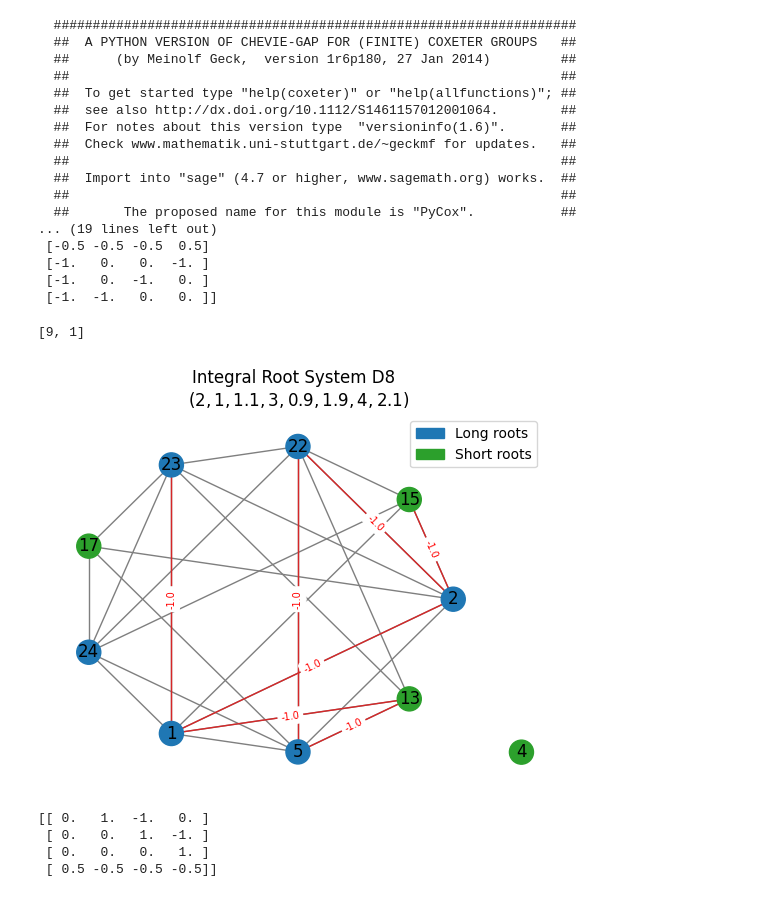
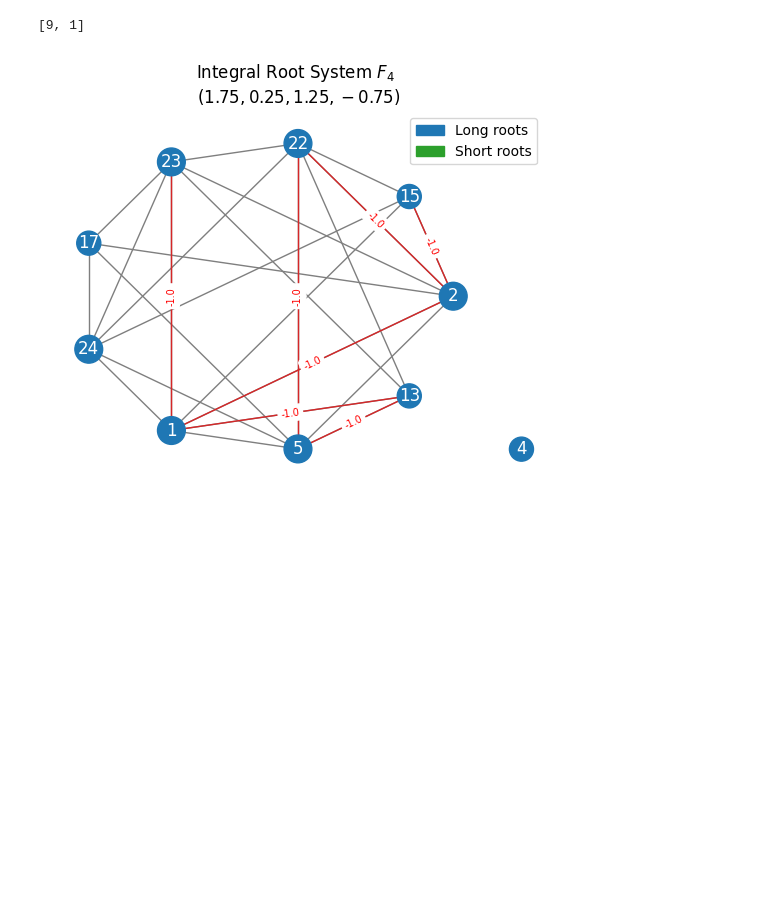
Before and after one commit to slashbade/PyLieRepn, a Jupyter notebook: LieToolbox/Repn/root_plot.ipynb, the cells around one changed output. Saved outputs shown, nothing was run; the diff lists cells and outputs as text; code cells hidden in the pictures; blank space fills up the shorter version.

Commit message:
Split cartan_type and simple_roots update draw

```diff
--- a/LieToolbox/Repn/root_plot.ipynb
+++ b/LieToolbox/Repn/root_plot.ipynb
@@ -2,15 +2,23 @@
 from roots import *
 from matplotlib import pyplot as plt
 from matplotlib import patches as mpatches
-rt1, rt_ind1 = integral_root_system('D', 8, np.array([2, 1, 1.1, 3, 0.9, 1.9, 4, 2.1]))
-rt2, rt_ind2 = integral_root_system('E', 8, np.array([1/2, -3/2, -3, -2, -1, -4, -5, -19]))
-rt3, rt_ind3 = integral_root_system('F', 4, np.array([4, 5, 3/2, 1/2]))
-rt, rt_ind = integral_root_system('F', 4, np.array([7/4, 1/4, 5/4, -3/4]))
-rt5, rt_ind5 = integral_root_system('E', 6, np.array([1, 2, 1, 4, 4.5, 0.5, 0.5, -0.5]))
-rt6, rt_ind6 = integral_root_system('E', 7, np.array([1/4, 1/4, 1/4, 1/4, 1/4, -3/4, -1, 1]))
-rt7, rt_ind7 = integral_root_system('E', 8, np.array([1, 5, 9, 13, 9, 1, 5, 9])/4)
 
-print(rt)
+test_cases = [
+    ('D', 8, np.array([2, 1, 1.1, 3, 0.9, 1.9, 4, 2.1])),
+    ('F', 4, np.array([4, 5, 3/2, 1/2])),
+    ('E', 8, np.array([1/2, -3/2, -3, -2, -1, -4, -5, -19])),
+    ('F', 4, np.array([7/4, 1/4, 5/4, -3/4])),
+    ('E', 6, np.array([1, 2, 1, 4, 4.5, 0.5, 0.5, -0.5])),
+    ('E', 7, np.array([1/4, 1/4, 1/4, 1/4, 1/4, -3/4, -1, 1])),
+    ('E', 8, np.array([1, 5, 9, 13, 9, 1, 5, 9])/4),
+    ('E', 7, np.array([1, 3, 5, -7, -9, -11, -1/2, 1/2])),
+    ('E', 8, np.array([1, 1, 1, 1, 1, 1, 1/2, 5/2]))
+]
+
+typ, rank, weight = 'F', 4, np.array([7/4, 1/4, 5/4, -3/4])
+rt, rt_ind = integral_root_system(typ, rank, weight)
+
+
 cmat = rt @ rt.T
 mat = np.abs(rt @ rt.T) > 1e-7
 for i in range(mat.shape[0]):
@@ -23,64 +31,45 @@ pos = nx.nx_agraph.graphviz_layout(root_graph, prog='circo')
 fig, ax = plt.subplots()
 
 color_map = []
+size_map = []
 for node in root_graph:
     if np.linalg.norm(rt[node]) > 1.1:
         color_map.append('tab:blue')
+        size_map.append(400)
     else:
         color_map.append('tab:green')
+        size_map.append(300)
 nx.draw(root_graph,
         pos=pos,
         with_labels=True,
         ax=ax,
-        node_color=color_map,
+        node_color='tab:blue',
+        font_color='white',
+        node_size=size_map,
         edge_color='tab:grey',
         labels={i: f'{rt_ind[i]+1}' for i in range(half_num)},
         )
 edge_labels = {(u, v): f'{cmat[u][v]}' for u, v in root_graph.edges if np.abs(cmat[u][v] + 1) < 1e-7}
 
 nx.draw_networkx_edges(
     root_graph, pos,
     edgelist=[(u, v) for u, v in root_graph.edges if cmat[u][v] < 0],
     edge_color='tab:red'
 )
 
 nx.draw_networkx_edge_labels(
     root_graph, pos,
     edge_labels=edge_labels,
     font_color='red',
     font_size=7
 )
 # Create legend
 blue_patch = mpatches.Patch(color='tab:blue', label='Long roots')
 green_patch = mpatches.Patch(color='tab:green', label='Short roots')
 ax.legend(handles=[blue_patch, green_patch])
-ax.title.set_text('Integral Root System D8 \n $(2, 1, 1.1, 3, 0.9, 1.9, 4, 2.1)$')
+ax.title.set_text(f'Integral Root System ${typ}_{str(rank)}$ \n $({", ".join(map(str, weight.tolist()))})$')
 
 [len(g) for g in nx.connected_components(root_graph)]
 # %% [output]
-  ###################################################################
-  ##  A PYTHON VERSION OF CHEVIE-GAP FOR (FINITE) COXETER GROUPS   ##
-  ##      (by Meinolf Geck,  version 1r6p180, 27 Jan 2014)         ##
-  ##                                                               ##
-  ##  To get started type "help(coxeter)" or "help(allfunctions)"; ##
-  ##  see also http://dx.doi.org/10.1112/S1461157012001064.        ##
-  ##  For notes about this version type  "versioninfo(1.6)".       ##
-  ##  Check www.mathematik.uni-stuttgart.de/~geckmf for updates.   ##
-  ##                                                               ##
-  ##  Import into "sage" (4.7 or higher, www.sagemath.org) works.  ##
-  ##                                                               ##
-  ##       The proposed name for this module is "PyCox".           ##
-... (19 lines left out)
- [-0.5 -0.5 -0.5  0.5]
- [-1.   0.   0.  -1. ]
- [-1.   0.  -1.   0. ]
- [-1.  -1.   0.   0. ]]
+[9, 1]
-[9, 1]
-[figure, old version]
+[figure, new version]
-# %%
-print(root_data('F', 4))
-# %% [output]
-[[ 0.   1.  -1.   0. ]
- [ 0.   0.   1.  -1. ]
- [ 0.   0.   0.   1. ]
- [ 0.5 -0.5 -0.5 -0.5]]
```
Also changed, not shown: parts of 3 cells of this notebook, 1 other file.
